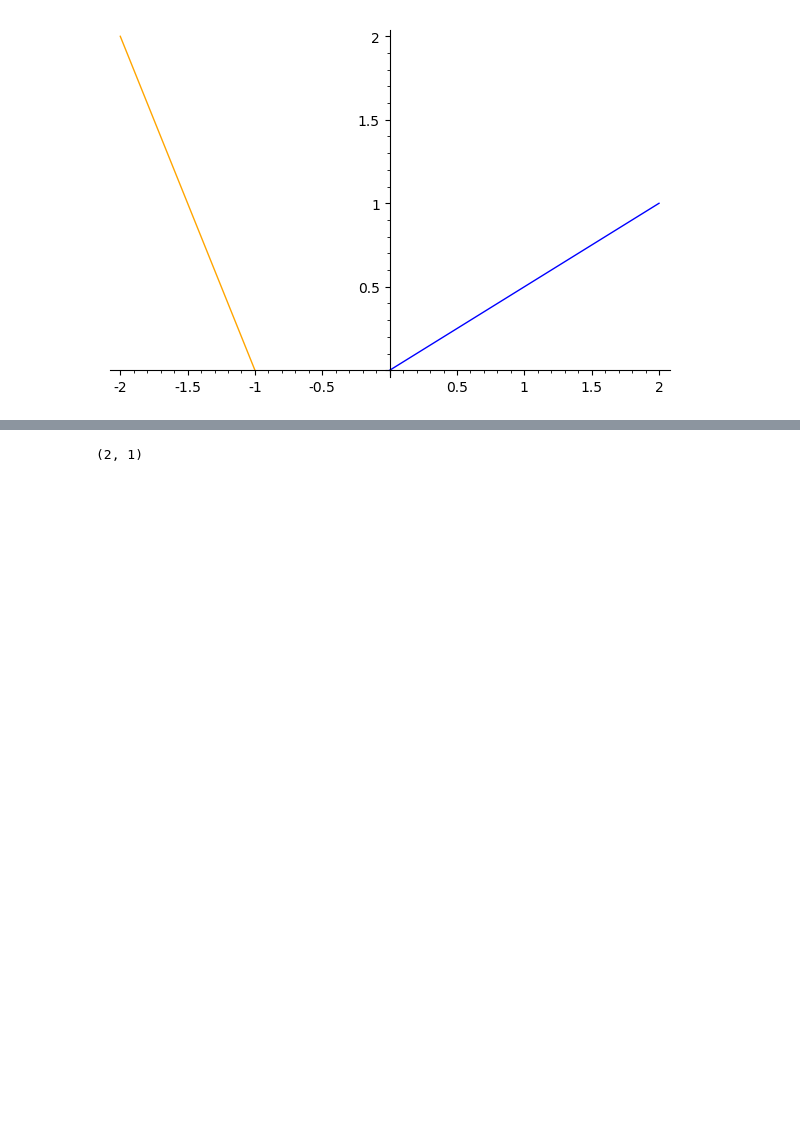
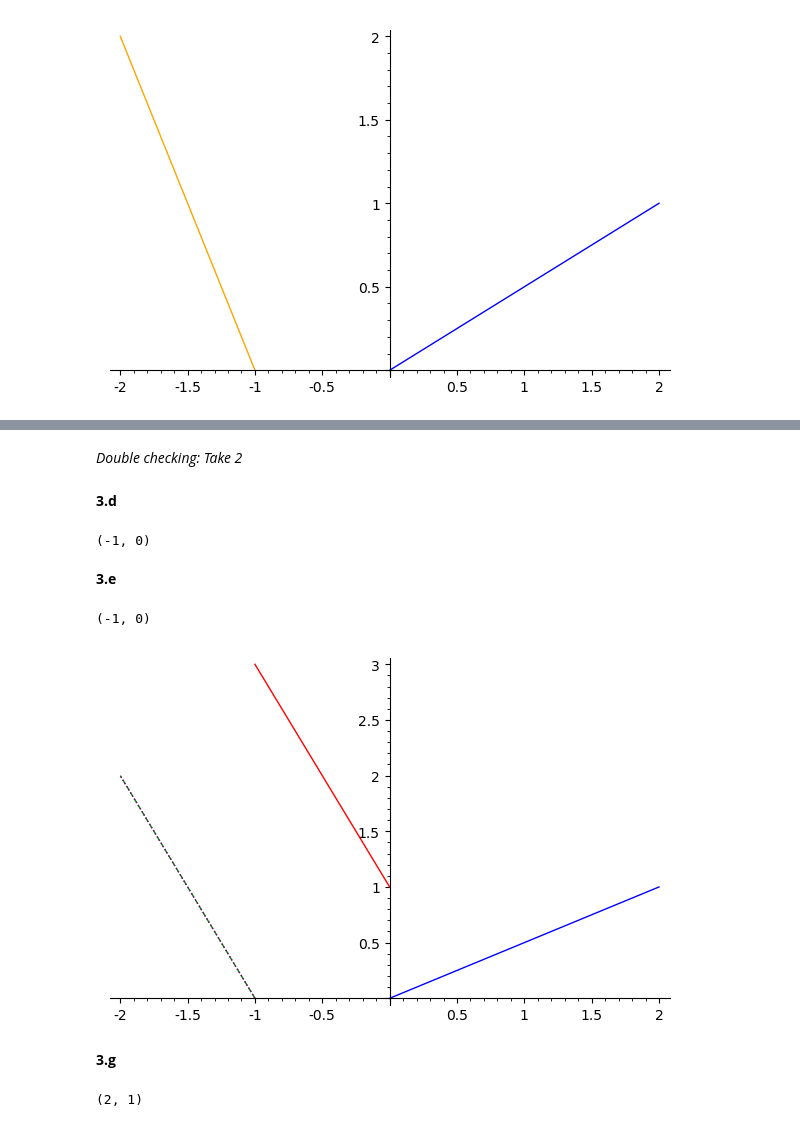
Before and after one commit to magalidebruyn/CS111B-Linear-Mathematical-Systems, a Jupyter notebook: CS111B Final Problemset.ipynb, the cells around one changed output, grey strips where cells are left out. Cells and saved outputs as stored; diff of their text form; code cells hidden in the pictures; blank space fills up the shorter version.

```diff
--- a/CS111B Final Problemset.ipynb
+++ b/CS111B Final Problemset.ipynb
@@ -480,3 +860,51 @@ __(g)__
+# %% [markdown]
+_Double checking: Take 2_
+# %% [markdown]
+__3.d__
+# %%
+M=matrix([[0,-1],[1,0]])
+u=vector([0,1])
+M*u
+# %% [output]
+(-1, 0)
+# %% [markdown]
+__3.e__
+# %%
+M=matrix([[0,-1],[1,0]])
+u=vector([0,1])
+M*u
+# %% [output]
+(-1, 0)
+# %%
+v_start=vector([0,0])
+v_end=vector([2,1])
+v=v_end-v_start
+
+#obtaining v' for (c)
+A=matrix([[0,-1],[1,0]])
+b1=vector([0,1])
+tr_start1=A*v_start+b1
+tr_end1=A*v_end+b1
+
+#obtaining v' for (d) with first translation second transformation
+tr_start2=A*(v_start+b1)
+tr_end2=A*(v_end+b1)
+
+#obtaining v' for (d) with first transformation second translation
+b2=vector([-1,0])
+tr_start3=A*v_start+b2
+tr_end3=A*v_end+b2
+
+#the figure shows that tr_start2=tr_start3 and tr_end2=tr_end3
+v_line=line([v_start,v_end],color="blue")
+tr_line1=line([tr_start1,tr_end1],color="red")
+tr_line2=line([tr_start2,tr_end2],color="green",linestyle="dashed")
+tr_line3=line([tr_start3,tr_end3],color="purple",linestyle="dotted")
+show(v_line+tr_line1+tr_line2+tr_line3)
+# %% [output]
+[figure, added]
+# %% [markdown]
+__3.g__
 # %%
 v = vector([2, 1])
 show(v)
```
Also changed, not shown: parts of 73 cells of this notebook.
